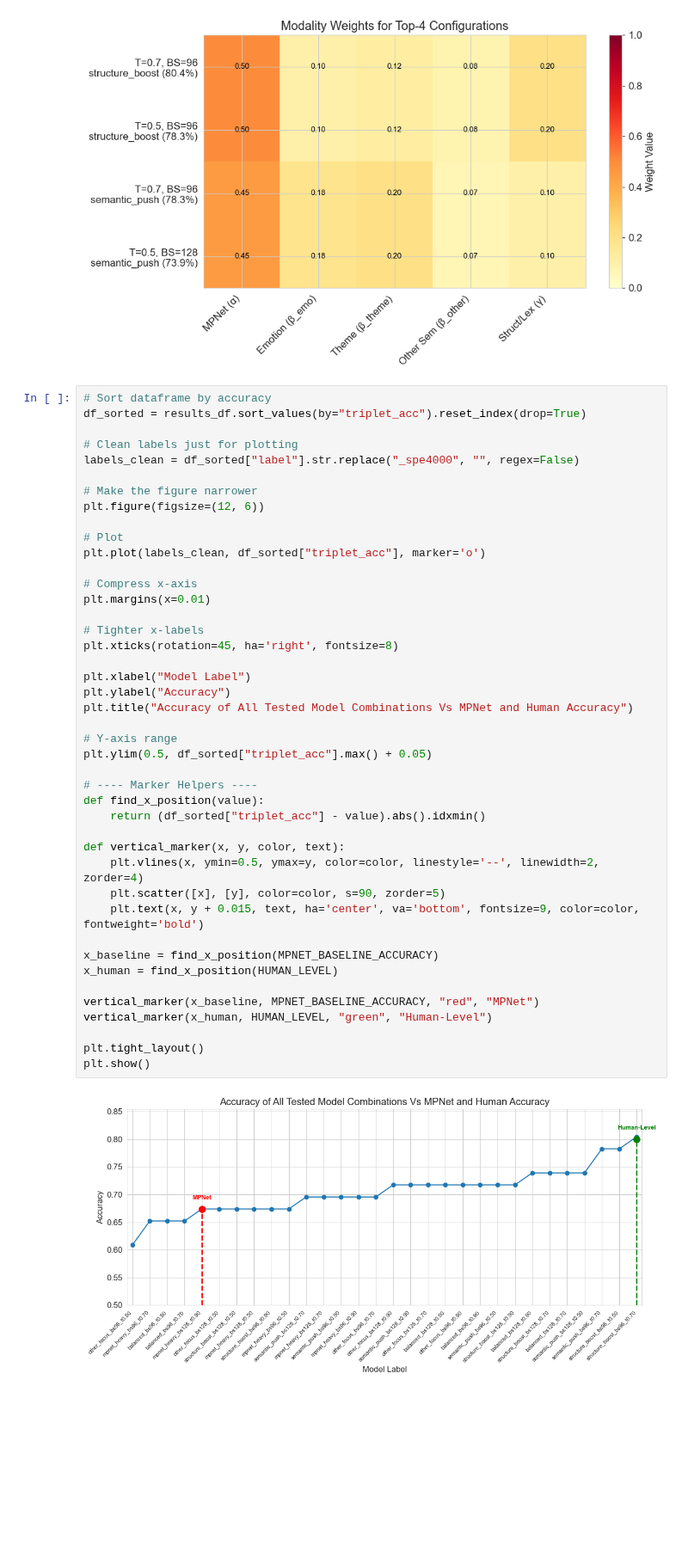
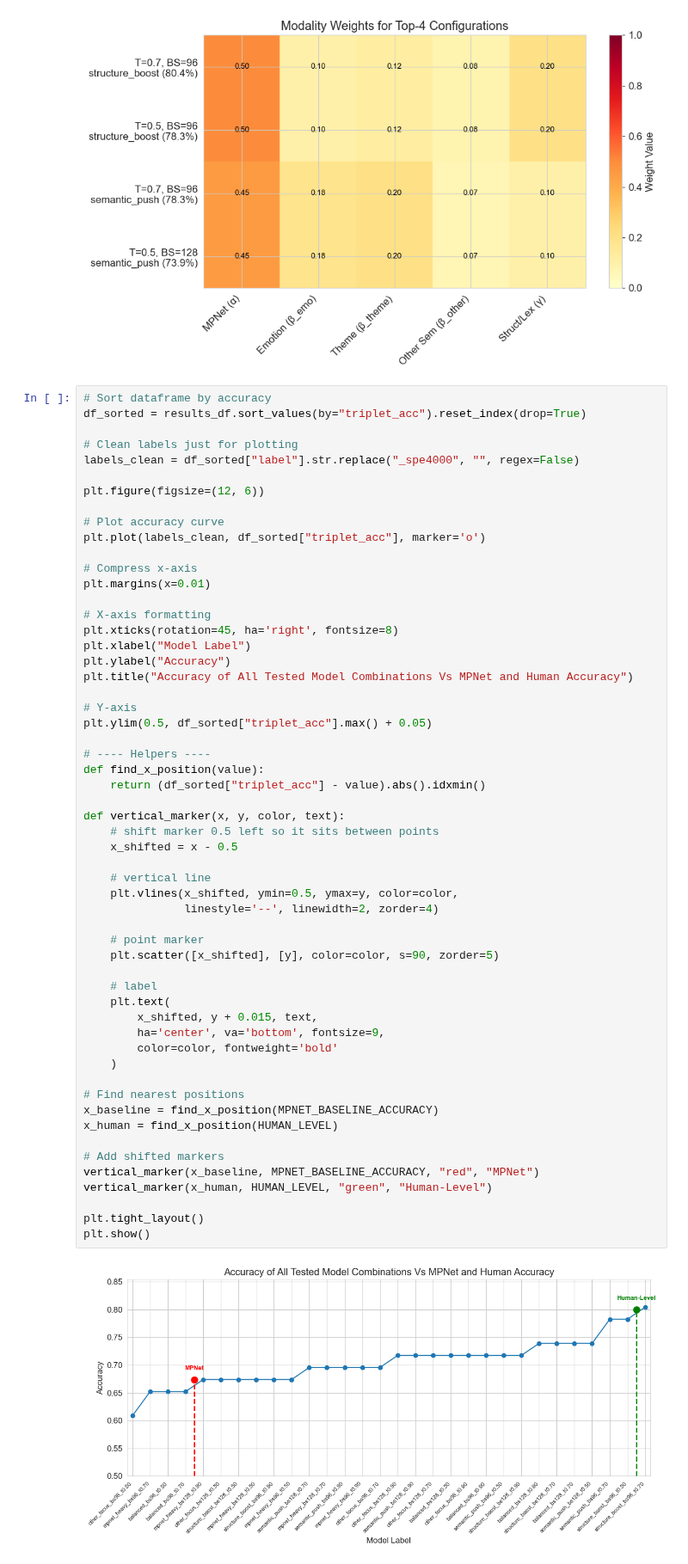
Before and after one commit to xinyuezhang-shirley/cs229FinalProject, a Jupyter notebook: plots.ipynb, the cells around one changed output. Shown at 86% size. Cells and saved outputs as stored; diff of their text form; blank space fills up the shorter version.

```diff
--- a/plots.ipynb
+++ b/plots.ipynb
@@ -279,44 +279,57 @@ df_sorted = results_df.sort_values(by="triplet_acc").reset_index(drop=True)
 # Clean labels just for plotting
 labels_clean = df_sorted["label"].str.replace("_spe4000", "", regex=False)
 
-# Make the figure narrower
 plt.figure(figsize=(12, 6))
 
-# Plot
+# Plot accuracy curve
 plt.plot(labels_clean, df_sorted["triplet_acc"], marker='o')
 
 # Compress x-axis
 plt.margins(x=0.01)
 
-# Tighter x-labels
+# X-axis formatting
 plt.xticks(rotation=45, ha='right', fontsize=8)
-
 plt.xlabel("Model Label")
 plt.ylabel("Accuracy")
 plt.title("Accuracy of All Tested Model Combinations Vs MPNet and Human Accuracy")
 
-# Y-axis range
+# Y-axis
 plt.ylim(0.5, df_sorted["triplet_acc"].max() + 0.05)
 
-# ---- Marker Helpers ----
+# ---- Helpers ----
 def find_x_position(value):
     return (df_sorted["triplet_acc"] - value).abs().idxmin()
 
 def vertical_marker(x, y, color, text):
-    plt.vlines(x, ymin=0.5, ymax=y, color=color, linestyle='--', linewidth=2, zorder=4)
-    plt.scatter([x], [y], color=color, s=90, zorder=5)
-    plt.text(x, y + 0.015, text, ha='center', va='bottom', fontsize=9, color=color, fontweight='bold')
+    # shift marker 0.5 left so it sits between points
+    x_shifted = x - 0.5
 
+    # vertical line
+    plt.vlines(x_shifted, ymin=0.5, ymax=y, color=color,
+               linestyle='--', linewidth=2, zorder=4)
+
+    # point marker
+    plt.scatter([x_shifted], [y], color=color, s=90, zorder=5)
+
+    # label
+    plt.text(
+        x_shifted, y + 0.015, text,
+        ha='center', va='bottom', fontsize=9,
+        color=color, fontweight='bold'
+    )
+
+# Find nearest positions
 x_baseline = find_x_position(MPNET_BASELINE_ACCURACY)
 x_human = find_x_position(HUMAN_LEVEL)
 
+# Add shifted markers
 vertical_marker(x_baseline, MPNET_BASELINE_ACCURACY, "red", "MPNet")
 vertical_marker(x_human, HUMAN_LEVEL, "green", "Human-Level")
 
 plt.tight_layout()
 plt.show()
 # %% [output]
-[figure, old version]
+[figure, new version]
 # %%
 # Sort dataframe by accuracy
 df_sorted = results_df.sort_values(by="triplet_acc").reset_index(drop=True)
```
Also changed, not shown: parts of 2 cells of this notebook.
